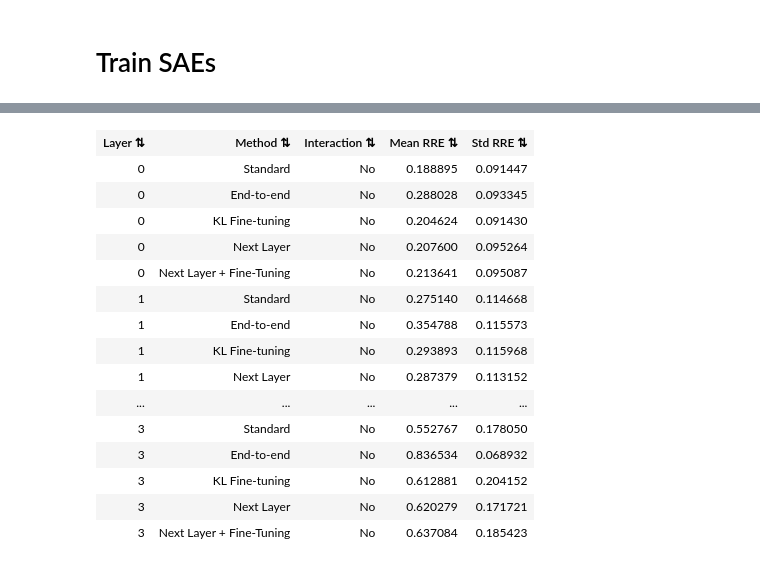
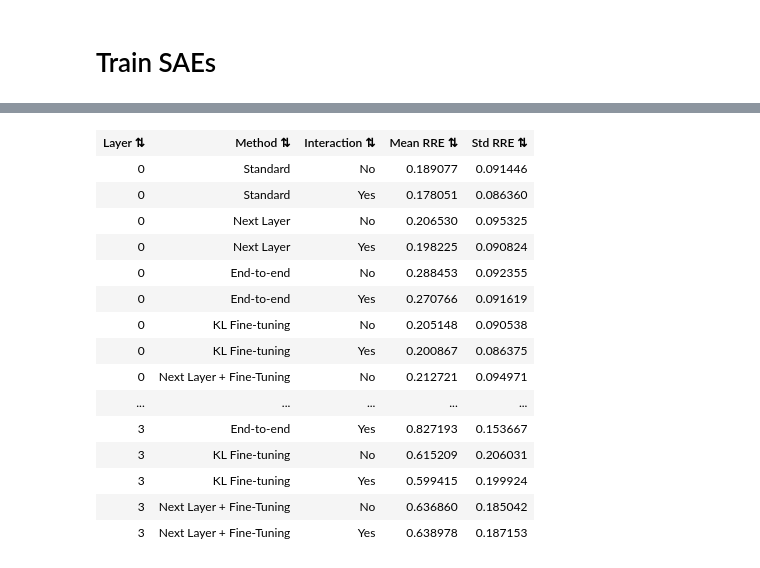
Before and after one commit to evan-lloyd/mechinterp-experiments, a Jupyter notebook: tiny_stories_sae/feature_interaction_demo.ipynb, the cells around one changed output, grey strips where cells are left out. Drawn from its saved outputs; the diff is of its cells as text; code cells hidden in the pictures.

```diff
--- a/tiny_stories_sae/feature_interaction_demo.ipynb
+++ b/tiny_stories_sae/feature_interaction_demo.ipynb
@@ -238,8 +237,6 @@ if VALIDATION_CACHE_DIR and (
     )
 # %%
 for spec in SAE_SPECS():
-    if spec[1] or spec[0] not in (TrainingMethod.standard, TrainingMethod.next_layer):
-        continue
     # We finetune these from checkpoints of other methods
     if spec[0] in (TrainingMethod.finetuned, TrainingMethod.next_layer_finetuned):
         continue
@@ -289,7 +289,5 @@ geom mean kl={4: 0.13317495584487915})
 # %%
 for spec in SAE_SPECS():
-    if spec[1] or spec[0] not in (TrainingMethod.finetuned,):
-        continue
     if spec[0] not in (TrainingMethod.finetuned, TrainingMethod.next_layer_finetuned):
         continue
     print(f"Training {spec[0].value}, use_interaction={spec[1]}")
@@ -616,48 +602,48 @@ current_plot_to_svg()
 # %%
 # Print RRE statistics as an HTML table
 from tiny_stories_sae.ops import display_sortable_html_table
 
 headers = ["Layer", "Method", "Interaction", "Mean RRE", "Std RRE"]
 rows = []
 
 for layer in range(model.config.num_layers):
-    for method, method_label in zip(methods, method_labels):
-        for has_interaction in [False, True]:
-            spec = (method, has_interaction)
-            if spec not in validation_results:
-                continue
-            interaction_label = "Yes" if has_interaction else "No"
+    for spec, results in validation_results.items():
+        if layer not in results.layer_results:
+            continue
+        interaction_label = "Yes" if spec[1] else "No"
 
-            if layer in validation_results[spec].layer_results:
-                rre_values = validation_results[spec].layer_results[layer].rre
-                if rre_values is not None and len(rre_values) > 0:
-                    mean_rre = np.mean(rre_values)
-                    std_rre = np.std(rre_values)
-                else:
-                    mean_rre, std_rre = 0, 0
-            else:
-                mean_rre, std_rre = 0, 0
+        rre_values = results.layer_results[layer].rre
+        mean_rre = np.mean(rre_values)
+        std_rre = np.std(rre_values)
 
-            rows.append([layer, method_label, interaction_label, f"{mean_rre:.6f}", f"{std_rre:.6f}"])
+        rows.append(
+            [
+                layer,
+                spec[0].value,
+                interaction_label,
+                f"{mean_rre:.6f}",
+                f"{std_rre:.6f}",
+            ]
+        )
 
 display_sortable_html_table(headers, rows)
 # %% [output]
 | Layer ⇅ | Method ⇅ | Interaction ⇅ | Mean RRE ⇅ | Std RRE ⇅ |
-| 0 | Standard | No | 0.188895 | 0.091447 |
-| 0 | End-to-end | No | 0.288028 | 0.093345 |
-| 0 | KL Fine-tuning | No | 0.204624 | 0.091430 |
-| 0 | Next Layer | No | 0.207600 | 0.095264 |
-| 0 | Next Layer + Fine-Tuning | No | 0.213641 | 0.095087 |
-| 1 | Standard | No | 0.275140 | 0.114668 |
-| 1 | End-to-end | No | 0.354788 | 0.115573 |
-| 1 | KL Fine-tuning | No | 0.293893 | 0.115968 |
-| 1 | Next Layer | No | 0.287379 | 0.113152 |
+| 0 | Standard | No | 0.189077 | 0.091446 |
+| 0 | Standard | Yes | 0.178051 | 0.086360 |
+| 0 | Next Layer | No | 0.206530 | 0.095325 |
+| 0 | Next Layer | Yes | 0.198225 | 0.090824 |
+| 0 | End-to-end | No | 0.288453 | 0.092355 |
+| 0 | End-to-end | Yes | 0.270766 | 0.091619 |
+| 0 | KL Fine-tuning | No | 0.205148 | 0.090538 |
+| 0 | KL Fine-tuning | Yes | 0.200867 | 0.086375 |
+| 0 | Next Layer + Fine-Tuning | No | 0.212721 | 0.094971 |
 | ... | ... | ... | ... | ... |
-| 3 | Standard | No | 0.552767 | 0.178050 |
-| 3 | End-to-end | No | 0.836534 | 0.068932 |
-| 3 | KL Fine-tuning | No | 0.612881 | 0.204152 |
-| 3 | Next Layer | No | 0.620279 | 0.171721 |
-| 3 | Next Layer + Fine-Tuning | No | 0.637084 | 0.185423 |
+| 3 | End-to-end | Yes | 0.827193 | 0.153667 |
+| 3 | KL Fine-tuning | No | 0.615209 | 0.206031 |
+| 3 | KL Fine-tuning | Yes | 0.599415 | 0.199924 |
+| 3 | Next Layer + Fine-Tuning | No | 0.636860 | 0.185042 |
+| 3 | Next Layer + Fine-Tuning | Yes | 0.638978 | 0.187153 |
 # %%
 from tiny_stories_sae.ops import save_training_result, ensure_directory
 
```
Also changed, not shown: parts of 13 cells of this notebook, 2 other files.
